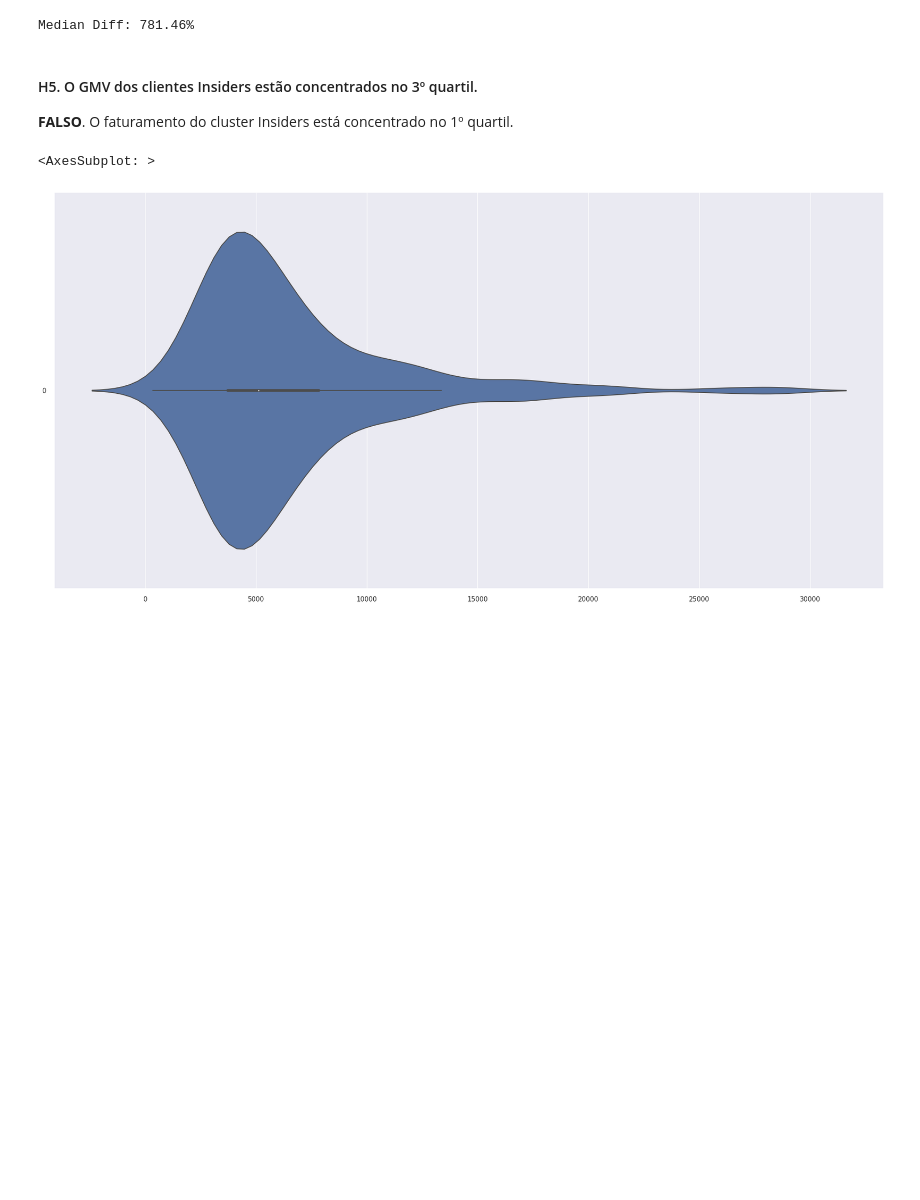
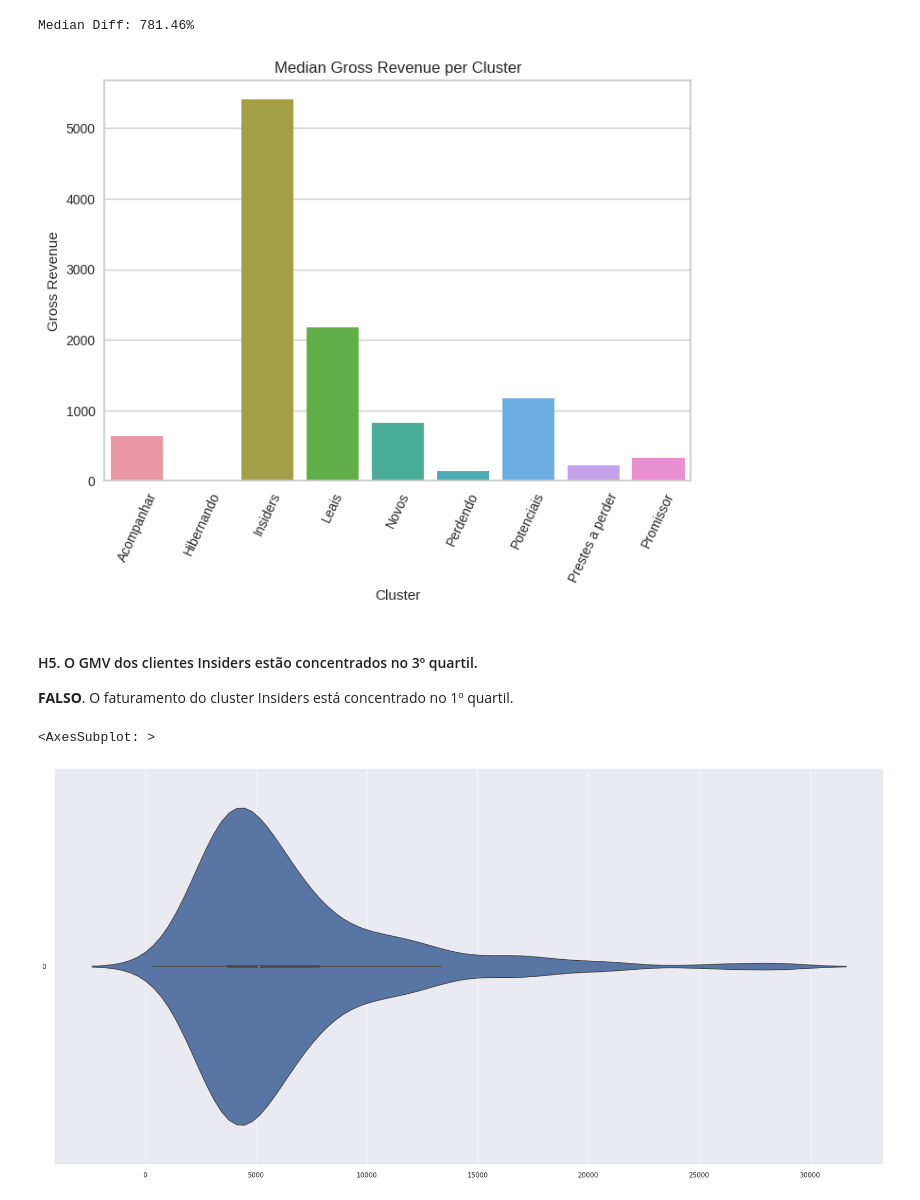
Before and after one commit to matheusventurads/loyalty-clustering-programm, a Jupyter notebook: notebooks/c10-mv-model-deploy.ipynb, the cells around one changed output. Cells and saved outputs as stored; diff of their text form; code cells hidden in the pictures; blank space fills up the shorter version.

```diff
--- a/notebooks/c10-mv-model-deploy.ipynb
+++ b/notebooks/c10-mv-model-deploy.ipynb
@@ -1483,6 +1483,17 @@ df_cluster.sort_values('gross_revenue', ascending=False)
 # 10. ANÁLISE EXPLORATÓRIA DE DADOS
 # %%
 df10 = df9.copy()
+
+# Label for each cluster
+df10['cluster_name'] = df10['cluster'].apply(lambda x: 'Insiders' if x == 2
+                                                    else 'Leais' if x == 7
+                                                    else 'Potenciais' if x == 0
+                                                    else 'Novos' if x == 8
+                                                    else 'Acompanhar' if x == 3
+                                                    else 'Promissor' if x == 5
+                                                    else 'Prestes a perder' if x == 6
+                                                    else 'Perdendo' if x == 4
+                                                    else 'Hibernando')
 # %% [markdown]
 ## 10.1 MindMap de Hipóteses
 # %%
@@ -1574,6 +1609,15 @@ gmv_diff = ((df_median_gmv_insiders - df_median_gmv_total)/df_median_gmv_total)
 print(f'Median Diff: {gmv_diff*100:.2f}%')
 # %% [output]
 Median Diff: 781.46%
+# %%
+aux = df10[['gross_revenue', 'cluster_name']].groupby('cluster_name').median().reset_index()
+sns.barplot(aux, y='gross_revenue', x='cluster_name')
+plt.xlabel('Cluster')
+plt.ylabel('Gross Revenue')
+plt.title('Median Gross Revenue per Cluster')
+plt.xticks(rotation=65);
+# %% [output]
+[figure, added]
 # %% [markdown]
 #### H5. O GMV dos clientes Insiders estão concentrados no 3º quartil.
 **FALSO**. O faturamento do cluster Insiders está concentrado no 1º quartil.
```
Also changed, not shown: parts of 4 cells of this notebook, 1 other file.
